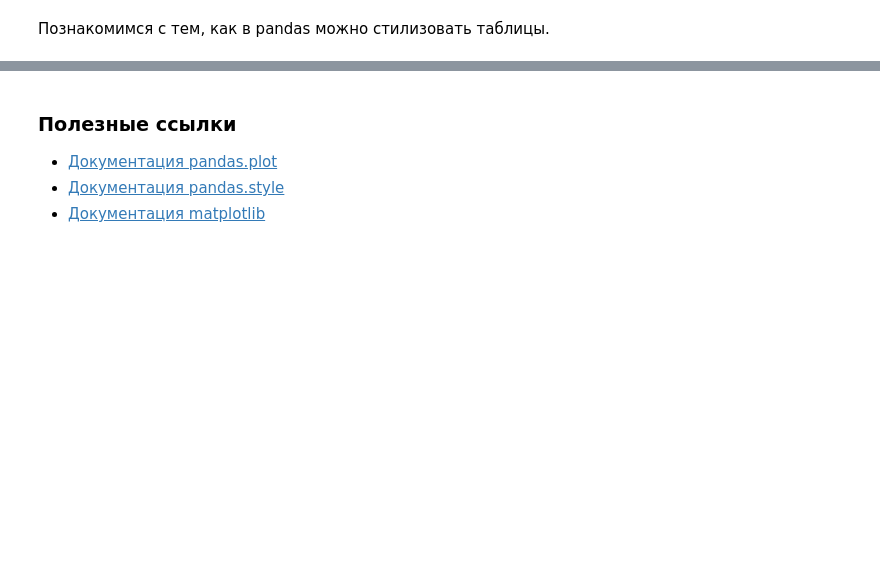
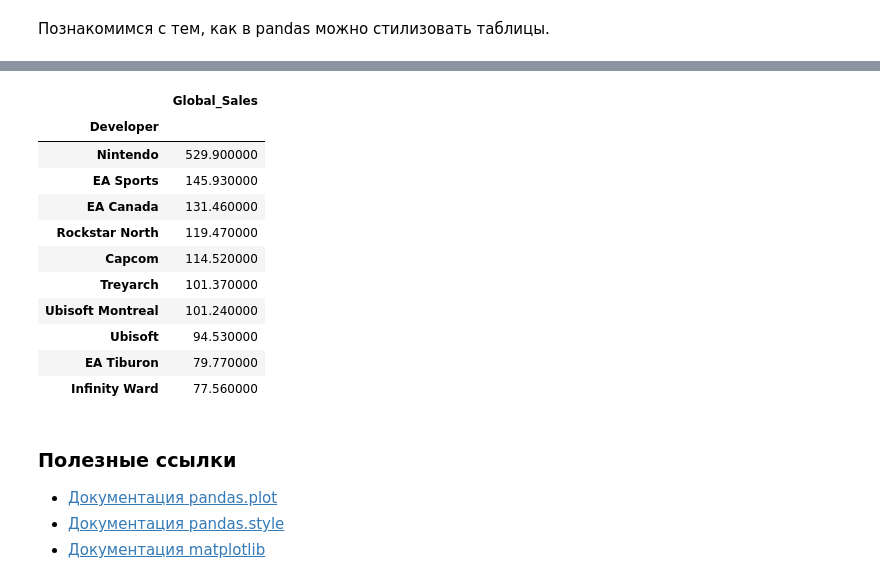
Before and after one commit to irinagupta/Data_Science_Netology, a Jupyter notebook: 1-Python/16-Библиотека Matplotlib & Seaborn. Визуализация данных/PYDA-viz.ipynb, the cells around one changed output, grey strips where cells are left out. Saved outputs shown, nothing was run; the diff lists cells and outputs as text; code cells hidden in the pictures; blank space fills up the shorter version.

```diff
--- a/1-Python/16-Библиотека Matplotlib & Seaborn. Визуализация данных/PYDA-viz.ipynb
+++ b/1-Python/16-Библиотека Matplotlib & Seaborn. Визуализация данных/PYDA-viz.ipynb
@@ -152,5 +291,18 @@ top_developers_df
 # %%
-top_developers_df.style.bar()
+top_developers_df.style.bar(align='mid')
+# %% [output]
+|  | Global_Sales |
+| Developer |  |
+| Nintendo | 529.900000 |
+| EA Sports | 145.930000 |
+| EA Canada | 131.460000 |
+| Rockstar North | 119.470000 |
+| Capcom | 114.520000 |
+| Treyarch | 101.370000 |
+| Ubisoft Montreal | 101.240000 |
+| Ubisoft | 94.530000 |
+| EA Tiburon | 79.770000 |
+| Infinity Ward | 77.560000 |
 # %% [markdown]
 ### Полезные ссылки
  * [Документация pandas.plot](https://pandas.pydata.org/pandas-docs/stable/visualization.html)
```
Also changed, not shown: parts of 54 cells of this notebook, 1 other file.
